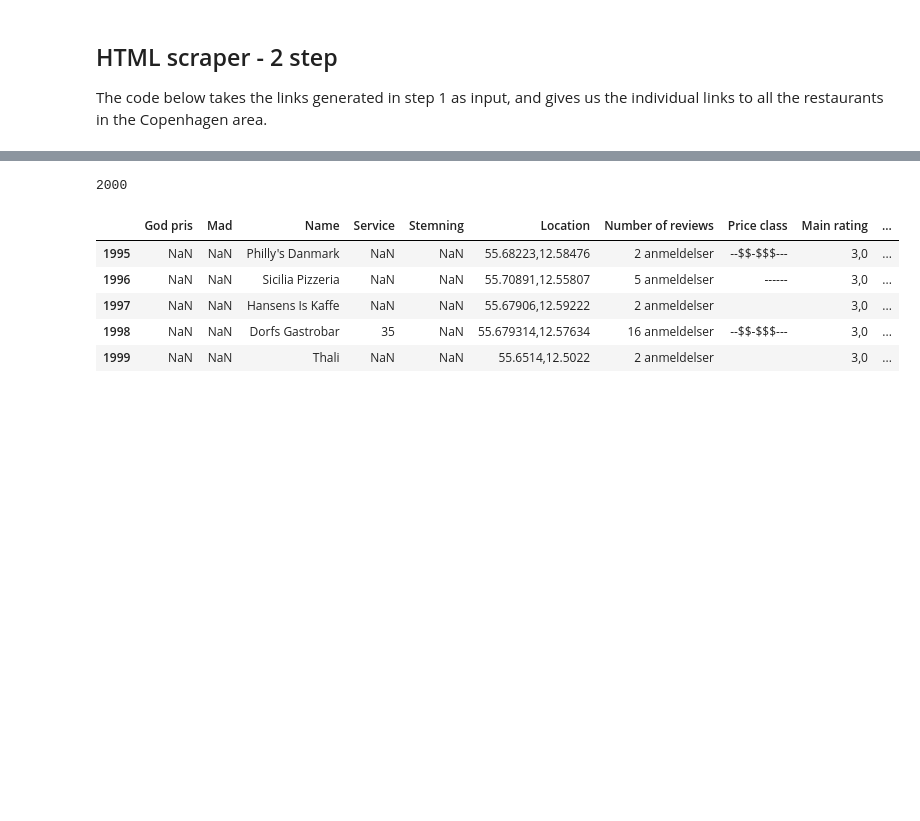
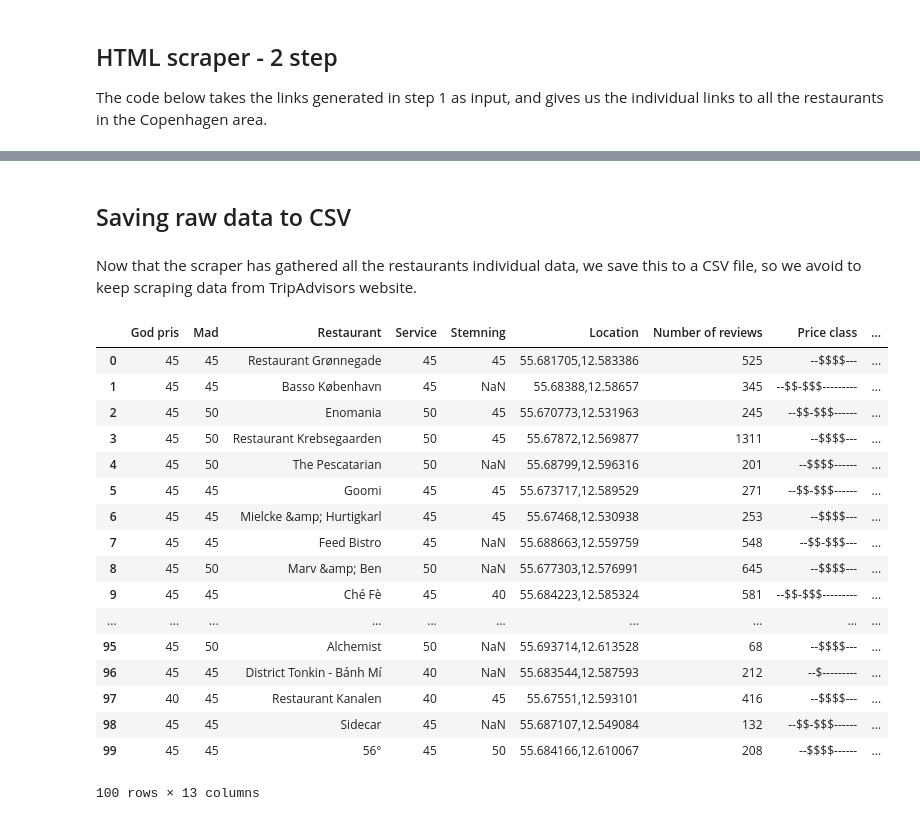
Before and after one commit to EMCK3N/SDS2019-grp20, a Jupyter notebook: TripAdvisor_scraper.ipynb, the cells around one changed output, grey strips where cells are left out. Drawn from its saved outputs; the diff is of its cells as text; code cells hidden in the pictures; blank space fills up the shorter version.

Commit message:
Updated scraper, final 200 size sample and initial Data processor.

```diff
--- a/TripAdvisor_scraper.ipynb
+++ b/TripAdvisor_scraper.ipynb
@@ -6,10 +6,11 @@ import pandas as pd
 import requests,os,time, re
 from datetime import datetime
 from time import gmtime, strftime
-import bs4 as bs
+#import bs4 as bs
 from urllib.request import urlopen as ureq
 from bs4 import BeautifulSoup as soup
-import urllib.request
-from geopy.distance import great_circle
-#import uuid
+#import urllib.request
+
+
+pd.options.display.max_colwidth = 200
 # %% [markdown]
@@ -17,7 +18,7 @@ from geopy.distance import great_circle
 # %%
 def ratelimit():
     "A function that handles the rate of your calls."
-    time.sleep(0.5) # sleep one second.
+    time.sleep(1) # sleep one second.
 
 class Connector():
   def __init__(self,logfile,overwrite_log=False,connector_type='requests',session=False,path2selenium='',n_tries = 5,timeout=30):
@@ -271,6 +252,6 @@ The below code takes the links for step 2 as input and retreives all the data th
 # %%
 # loading urls from csv
-df_urls = pd.read_csv("indvidual_urls.csv")
+ind_urls = pd.read_csv("indvidual_urls_keep.csv")
 ratings_df = pd.DataFrame()
 
 
@@ -434,20 +422,26 @@ Status: Ok Timestamp: 2019-08-28 08:50:15 pages scraped: 2000
-# %%
-len(ratings_df)
-# %% [output]
-2000
-# %%
-trip_data = ratings_df.copy()
-#trip_data['Type of food']
-trip_data.tail()
-# %% [output]
-|  | God pris | Mad | Name | Service | Stemning | Location | Number of reviews | Price class | Main rating | ... |
-| 1995 | NaN | NaN | Philly's Danmark | NaN | NaN | 55.68223,12.58476 | 2 anmeldelser | --$$-$$$--- | 3,0 | ... |
-| 1996 | NaN | NaN | Sicilia Pizzeria | NaN | NaN | 55.70891,12.55807 | 5 anmeldelser | ------ | 3,0 | ... |
-| 1997 | NaN | NaN | Hansens Is Kaffe | NaN | NaN | 55.67906,12.59222 | 2 anmeldelser |  | 3,0 | ... |
-| 1998 | NaN | NaN | Dorfs Gastrobar | 35 | NaN | 55.679314,12.57634 | 16 anmeldelser | --$$-$$$--- | 3,0 | ... |
-| 1999 | NaN | NaN | Thali | NaN | NaN | 55.6514,12.5022 | 2 anmeldelser |  | 3,0 | ... |
+# %% [markdown]
+## Saving raw data to CSV
+# %% [markdown]
+Now that the scraper has gathered all the restaurants individual data, we save this to a CSV file, so we avoid to keep scraping data from TripAdvisors website.
 # %%
-#trip_data.to_csv("Tripadvisordata_raw_0_2000.csv", index=False)
-
-ratings_df = pd.read_csv("Tripadvisordata_raw_0_2000.csv")
-#trip_data.head()
+ratings_df.to_csv("Tripadvisordata_raw.csv", index=False)
+ratings_df
+# %% [output]
+|  | God pris | Mad | Restaurant | Service | Stemning | Location | Number of reviews | Price class | ... |
+| 0 | 45 | 45 | Restaurant Grønnegade | 45 | 45 | 55.681705,12.583386 | 525 | --$$$$--- | ... |
+| 1 | 45 | 45 | Basso København | 45 | NaN | 55.68388,12.58657 | 345 | --$$-$$$--------- | ... |
+| 2 | 45 | 50 | Enomania | 50 | 45 | 55.670773,12.531963 | 245 | --$$-$$$------ | ... |
+| 3 | 45 | 50 | Restaurant Krebsegaarden | 50 | 45 | 55.67872,12.569877 | 1311 | --$$$$--- | ... |
+| 4 | 45 | 50 | The Pescatarian | 50 | NaN | 55.68799,12.596316 | 201 | --$$$$------ | ... |
+| 5 | 45 | 45 | Goomi | 45 | 45 | 55.673717,12.589529 | 271 | --$$-$$$------ | ... |
+| 6 | 45 | 45 | Mielcke &amp; Hurtigkarl | 45 | 45 | 55.67468,12.530938 | 253 | --$$$$--- | ... |
+| 7 | 45 | 45 | Feed Bistro | 45 | NaN | 55.688663,12.559759 | 548 | --$$-$$$--- | ... |
+| 8 | 45 | 50 | Marv &amp; Ben | 50 | NaN | 55.677303,12.576991 | 645 | --$$$$--- | ... |
+| 9 | 45 | 45 | Ché Fè | 45 | 40 | 55.684223,12.585324 | 581 | --$$-$$$--------- | ... |
+| ... | ... | ... | ... | ... | ... | ... | ... | ... | ... |
+| 95 | 45 | 50 | Alchemist | 50 | NaN | 55.693714,12.613528 | 68 | --$$$$--- | ... |
+| 96 | 45 | 45 | District Tonkin - Bánh Mí | 40 | NaN | 55.683544,12.587593 | 212 | --$--------- | ... |
+| 97 | 40 | 45 | Restaurant Kanalen | 40 | 45 | 55.67551,12.593101 | 416 | --$$$$--- | ... |
+| 98 | 45 | 45 | Sidecar | 45 | NaN | 55.687107,12.549084 | 132 | --$$-$$$------ | ... |
+| 99 | 45 | 45 | 56° | 45 | 50 | 55.684166,12.610067 | 208 | --$$$$------ | ... |
+100 rows × 13 columns
```
Also changed, not shown: parts of 15 cells of this notebook, 2 other files.
